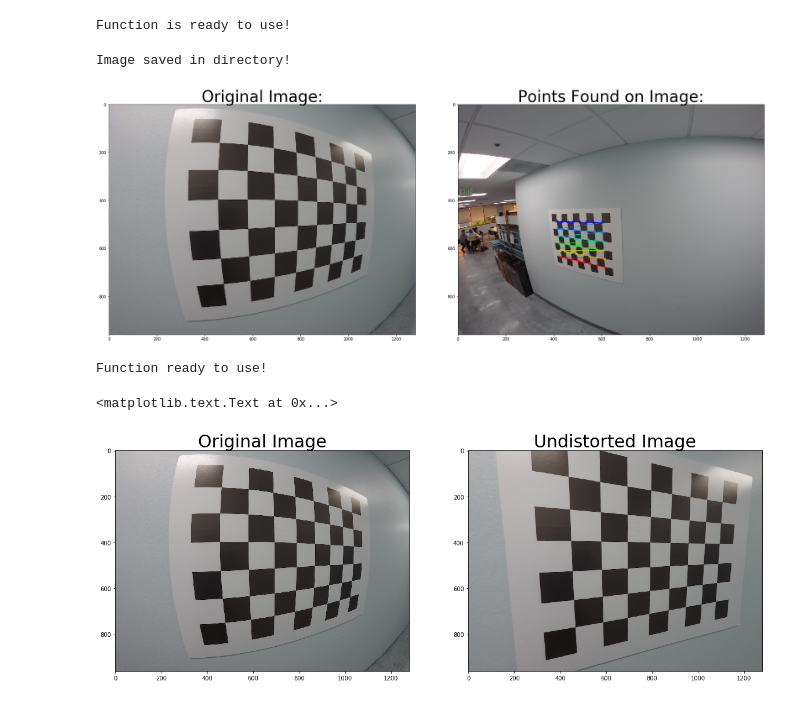
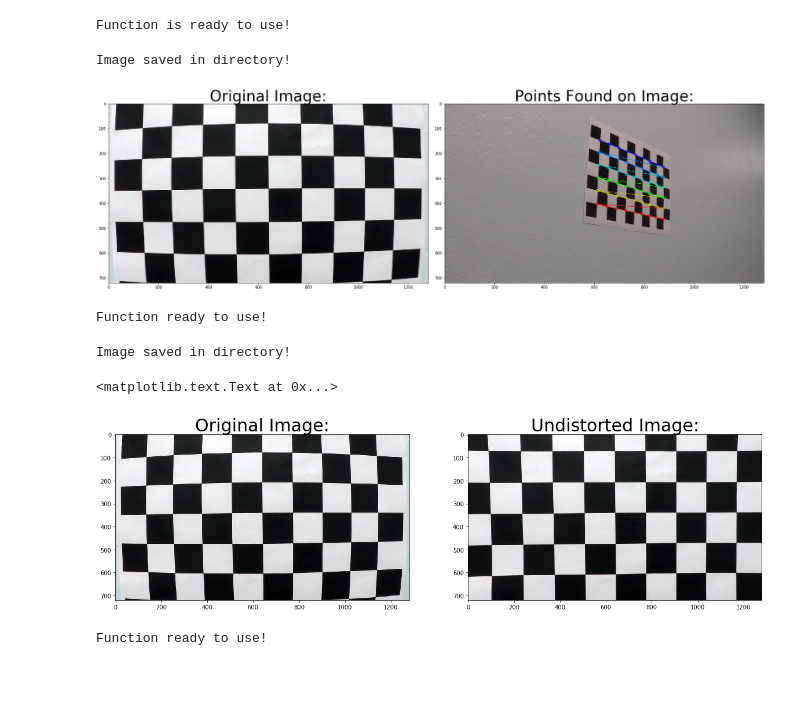
Before and after one commit to CJL89/Advance-Lane-Finding, a Jupyter notebook: Advance Lane Finding.ipynb, the cells around one changed output. Saved outputs shown, nothing was run; the diff lists cells and outputs as text; code cells hidden in the pictures; blank space fills up the shorter version.

Commit message:
Created abs_sobel_thresh & mag_thresh functions

```diff
--- a/Advance Lane Finding.ipynb
+++ b/Advance Lane Finding.ipynb
@@ -13,10 +13,10 @@ print('Imported all dependencies!')
 Imported all dependencies!
 # %%
 # Opening and reading an image (one provided by Udacity):
-image = cv2.imread('calibration_wide/GOPR0032.jpg')
+image = cv2.imread('camera_cal/calibration1.jpg')
 
 # Importing several images for testing:
-images = glob.glob('calibration_wide/GO*.jpg')
+images = glob.glob('camera_cal/*.jpg')
 
 print('This image is:', type(image), 'with dimensions:', image.shape)
 plt.imshow(image)
@@ -27,7 +27,7 @@ This image is: <class 'numpy.ndarray'> with dimensions: (960, 1280, 3)
 # %%
 # Setting image size:
 # Number of inside corners in X:
-nx = 8
+nx = 9
 # Number of inside corners in Y:
 ny = 6
 
@@ -39,10 +39,10 @@ objpoints = []
 imagepoints = []
 
 # Preparing the object points:
-objp = np.zeros((6 * 8, 3), np.float32)
+objp = np.zeros((6 * 9, 3), np.float32)
 
 # Reshaping the coordinates given from ngrid to 2 columns X & Y:
-objp[:,:2] = np.mgrid[0:8, 0:6].T.reshape(-1, 2)
+objp[:,:2] = np.mgrid[0:9, 0:6].T.reshape(-1, 2)
 
 print('Done setting the arrays and image size!')
 # %% [output]
@@ -84,24 +84,24 @@ Function is ready to use!
 # %%
 # Format of showing the original and calibrated images taken from Udacity:
 # Formatting the amount of columns and the size of the images that will be displayed:
 f, (ax1, ax2) = plt.subplots(1, 2, figsize=(24, 9))
 f.tight_layout()
 
 # Showing the original image before passing it through the function:
 ax1.imshow(image)
 ax1.set_title('Original Image:', fontsize=40)
 
-# Saving the calibrated image in a variable:
+# Saving the found points image and saving in a variable and folder:
 image_points = find_points(image, objpoints, imagepoints)
-plt.imsave('output_images/image_points.jpg', calibrated)
+plt.imsave('output_images/image_points.jpg', image_points)
 print('Image saved in directory!')
 
 # Showing the calibrated picture after passing it through the function:
 ax2.imshow(image_points)
 ax2.set_title('Points Found on Image:', fontsize=40)
 plt.subplots_adjust(left=0., right=1, top=0.9, bottom=0.)
 # %% [output]
 Image saved in directory!
-[figure, old version]
+[figure, new version]
 # %%
 # Calibrating and undistorting the images:
@@ -124,21 +128,29 @@ print('Function ready to use!')
 # %% [output]
 Function ready to use!
 # %%
-# Visualize undistortion
+# Showing the original image before passing it through the function:
 f, (ax1, ax2) = plt.subplots(1, 2, figsize=(20,10))
 ax1.imshow(image)
-ax1.set_title('Original Image', fontsize=30)
-ax2.imshow(dst)
-ax2.set_title('Undistorted Image', fontsize=30)
+ax1.set_title('Original Image:', fontsize=30)
+
+# Saving the found points image and saving in a variable and folder:
+undistort_image = undistort_img(image)
+plt.imsave('output_images/undistort_image.jpg', undistort_image)
+print('Image saved in directory!')
+
+# Showing the undistorted picture after passing it through the function:
+ax2.imshow(undistort_image)
+ax2.set_title('Undistorted Image:', fontsize=30)
 # %% [output]
-<matplotlib.text.Text at 0x...>
+Image saved in directory!
+<matplotlib.text.Text at 0x...>
-[figure, old version]
+[figure, new version]
 # %%
 # Creating a function that applies Sobel:
 def abs_sobel_thresh(img, orient='x', thresh_min=0, thresh_max=255):
 
     # Converting image to grayscale:
-    gray = cv2.cvtColor(img, cv2.Color_RGB2GRAY)
+    gray = cv2.cvtColor(img, cv2.COLOR_RGB2GRAY)
 
     # Taking the derivate of X & Y:
     sobelx = cv2.Sobel(gray, cv2.CV_64F, 1, 0)
@@ -151,4 +163,15 @@ def abs_sobel_thresh(img, orient='x', thresh_min=0, thresh_max=255):
     # Scaling the image to 8-bit (0-255) and converting to np.uint8
     scaled_model = np.uint8(255 * abs_sobelx / np.max(abs_sobelx))
 
-#
+    # Creating a mask of 1s where the scaled gradient magnitude number is < thresh min and > the thresh max:
+    sxbinary = np.zeros_like(scaled_model)
+    sxbinary[(scaled_model >= thresh_min) & (scaled_model <= thresh_max)] = 1
+
+    # Creating variable to save sxbinary:
+    binary_output = sxbinary
+
+    return binary_output
+
+print('Function ready to use!')
+# %% [output]
+Function ready to use!
```
Also changed, not shown: parts of 8 cells of this notebook, 46 other files.
